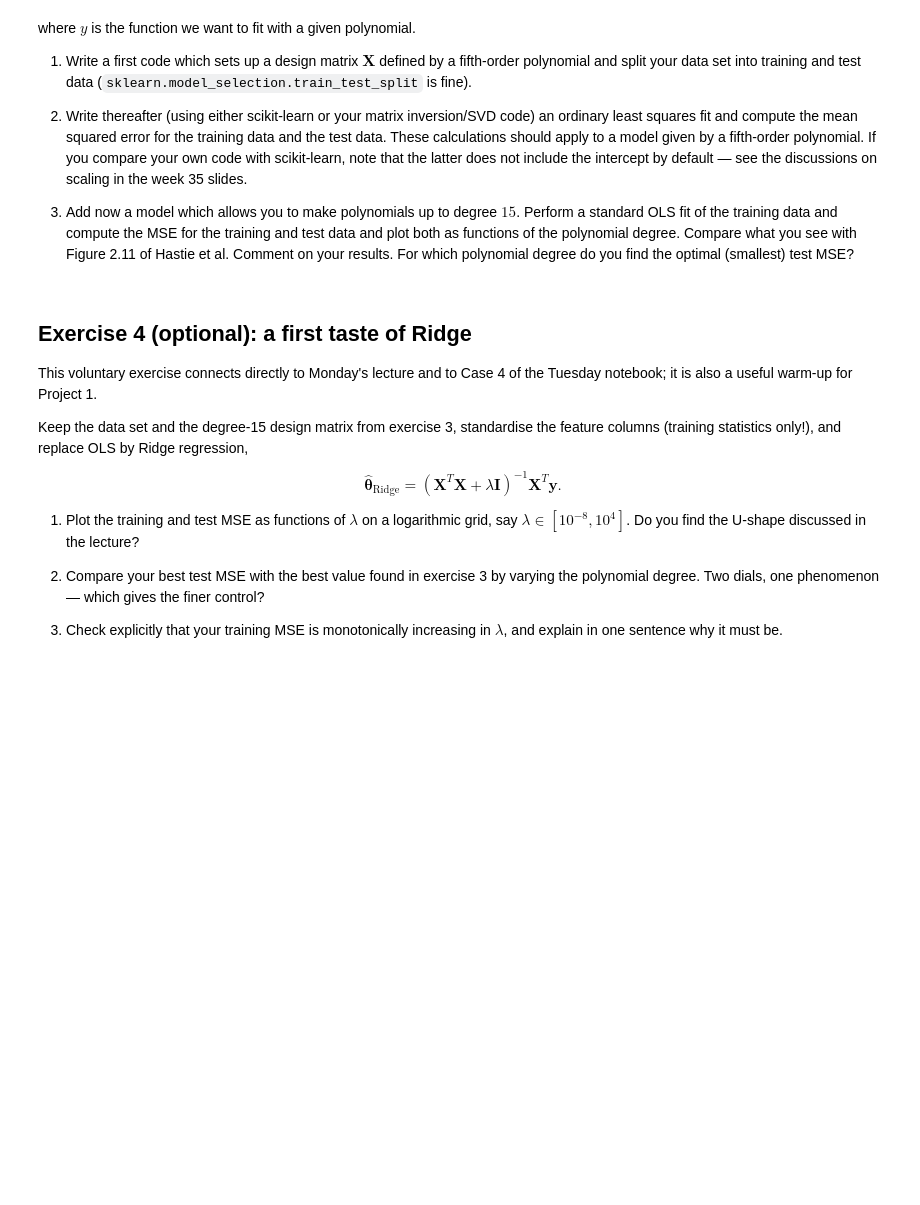
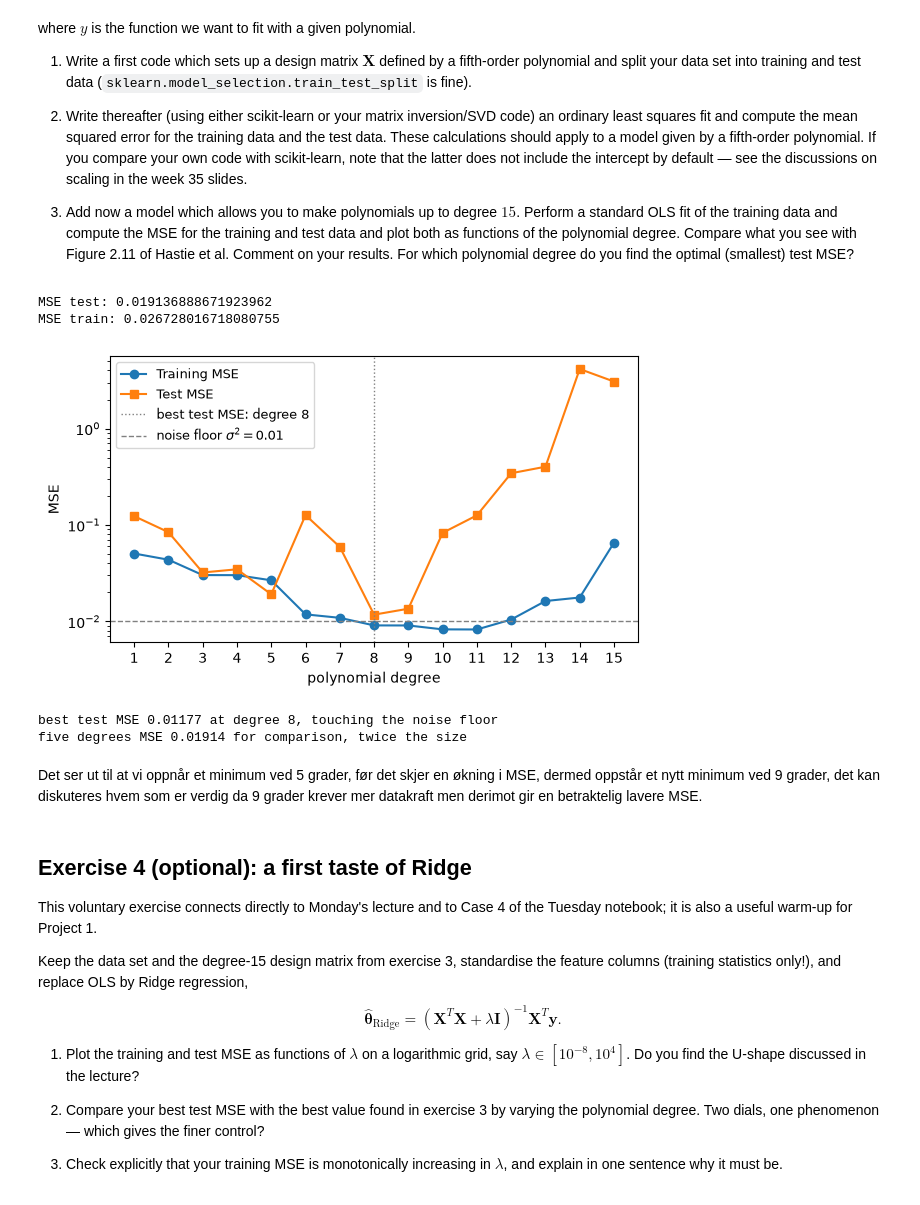
Before and after one commit to Timholmen96/MachineLearningUiO, a Jupyter notebook: doc/WeeklyMaterial/week35/exercisesweek35.ipynb, the cells around one changed output. Cells and saved outputs as stored; diff of their text form; code cells hidden in the pictures; blank space fills up the shorter version.

```diff
--- a/doc/WeeklyMaterial/week35/exercisesweek35.ipynb
+++ b/doc/WeeklyMaterial/week35/exercisesweek35.ipynb
@@ -204,6 +244,58 @@ where $y$ is the function we want to fit with a given polynomial.
    polynomial degree do you find the optimal (smallest) test MSE?
 # %%
 # Your code for exercise 3 here
+from sklearn.model_selection import train_test_split
+
+x_train, x_test, y_train, y_test = train_test_split(x.ravel(),y.ravel(), test_size=0.3,random_state=2026)
+deg = 5
+Xtr = np.vander(x_train, deg + 1, increasing = True)
+Xte = np.vander(x_test, deg + 1, increasing = True)
+theta = np.linalg.lstsq(Xtr, y_train, rcond=None)[0]   # SVD based
+
+yp_test = Xte @ theta
+yp_train = Xtr @ theta
+
+MSE_test = mean_squared_error(y_test,yp_test)
+MSE_train = mean_squared_error(y_train,yp_train)
+
+
+print(f"MSE test: {MSE_test}")
+print(f"MSE train: {MSE_train}")
+# %% [output]
+MSE test: 0.019136888671923962
+MSE train: 0.026728016718080755
+# %%
+# Polynomials up to degree 15 with skicit (intercept problem? Nope)
+import matplotlib.pyplot as plt
+degrees = np.arange(1,16)
+
+mse_test, mse_train = [], []
+for d in degrees:
+    Xtr = np.vander(x_train,d + 1, increasing=True)
+    Xte = np.vander(x_test, d + 1, increasing=True)
+    linreg = LinearRegression()
+    linreg.fit(Xtr, y_train)
+    yp_train = linreg.predict(Xtr)
+    yp_test = linreg.predict(Xte)
+    mse_train.append(mean_squared_error(y_train,yp_train))
+    mse_test.append(mean_squared_error(y_test,yp_test))
+
+best_d = degrees[int(np.argmin(mse_test))]
+plt.figure(figsize=(6.2,3.6))
+plt.plot(degrees,mse_train, "o-", label ="Training MSE")
+plt.plot(degrees,mse_test, "s-", label = "Test MSE")
+plt.axvline(best_d, color="gray", ls=":", lw=1, label=f"best test MSE: degree {best_d}")
+plt.axhline(0.1**2, color="gray", ls="--", lw=1, label=r"noise floor $\sigma^2=0.01$")
+plt.xlabel("polynomial degree"); plt.ylabel("MSE"); plt.yscale("log")
+plt.xticks(degrees); plt.legend(fontsize=9); plt.tight_layout(); plt.show()
+print(f"best test MSE {min(mse_test):.5f} at degree {best_d}, touching the noise floor")
+print(f"five degrees MSE {mse_test[4]:.5f} for comparison, twice the size")
+# %% [output]
+[figure, added]
+best test MSE 0.01177 at degree 8, touching the noise floor
+five degrees MSE 0.01914 for comparison, twice the size
+# %% [markdown]
+Det ser ut til at vi oppnår et minimum ved 5 grader, før det skjer en økning i MSE, dermed oppstår et nytt minimum ved 9 grader, det kan diskuteres hvem som er verdig da 9 grader krever mer datakraft men derimot gir en betraktelig lavere MSE.
 # %% [markdown]
 ## Exercise 4 (optional): a first taste of Ridge
 
```
Also changed, not shown: parts of 3 cells of this notebook, 1 other file.
